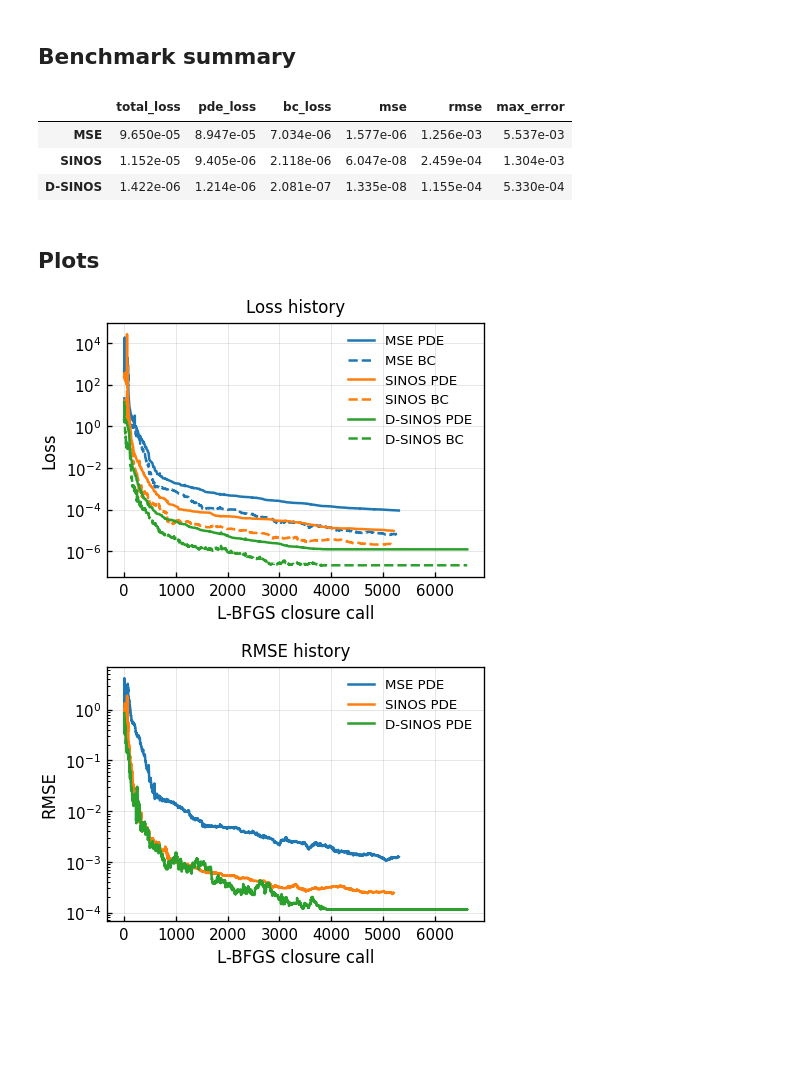
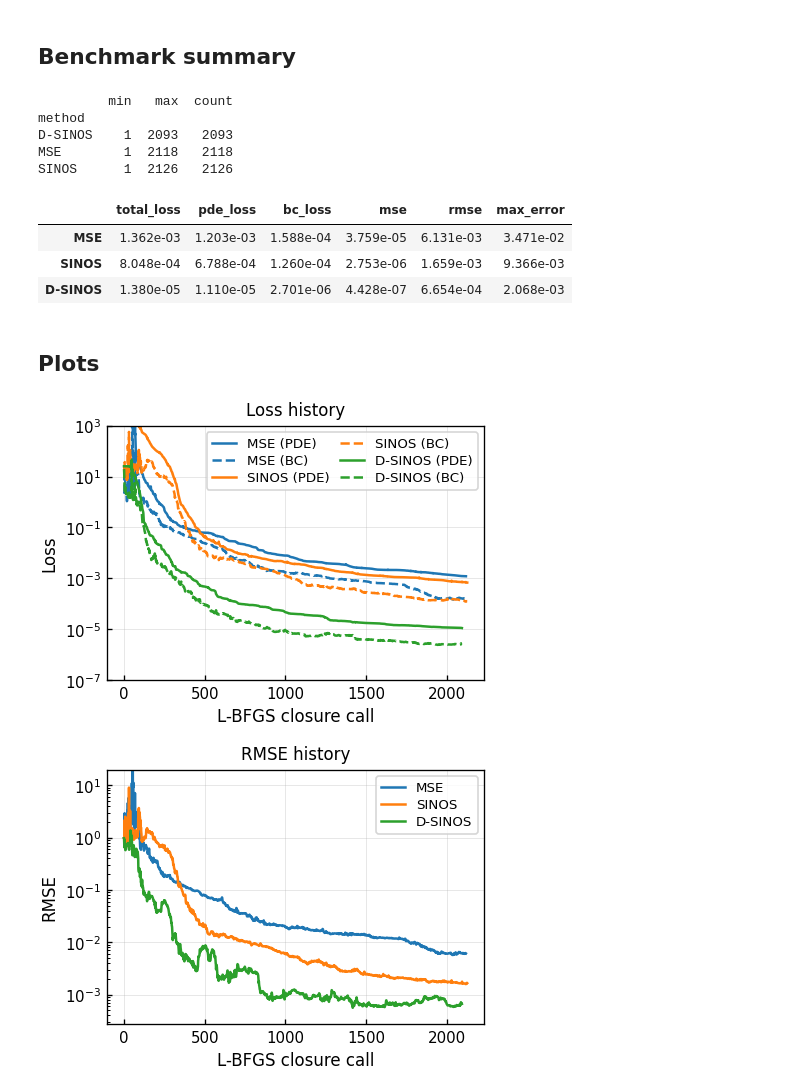
Before and after one commit to phil-hofmann/SINOS, a Jupyter notebook: poisson_pinn.ipynb, the cells around one changed output. Saved outputs shown, nothing was run; the diff lists cells and outputs as text; code cells hidden in the pictures; blank space fills up the shorter version.

```diff
--- a/poisson_pinn.ipynb
+++ b/poisson_pinn.ipynb
@@ -81,8 +87,8 @@ $$
 The mixed polynomial term $xy$ and the linear terms have zero Laplacian and therefore do not contribute to $f$.
 # %%
 EXP_AMP = 0.25
-OSC_AMP = 0.20
-POLY_AMP = 0.15
+OSC_AMP = 0.75
+POLY_AMP = 0.5
 LIN_X = 0.10
 LIN_Y = -0.20
 
@@ -223,7 +222,7 @@ def bc_loss_mse(bc_residual):
 
 
 def pde_loss_mse(r):
-    return (r.T @ W @ r).squeeze()
+    return torch.mean(r**2)
 
 
 def bc_loss_l2(bc_residual):
@@ -347,7 +346,7 @@ def train_lbfgs(
             f"pde {row['pde_loss']:.3e} | "
             f"bc {row['bc_loss']:.3e} | "
             f"rmse {row['rmse']:.3e} | "
-            f"rmse {row['max_error']:.3e}"
+            f"max {row['max_error']:.3e}"
         )
 
     def closure():
@@ -370,7 +369,7 @@ def train_lbfgs(
 
     return model, pd.DataFrame(history)
 # %%
-N_ITER = 5_000
+N_ITER = 2_000
 
 base_model = make_model()
 base_state = copy.deepcopy(base_model.state_dict())
@@ -390,7 +389,7 @@ model_sinos, hist_sinos = train_lbfgs(
     bc_loss_l2,
     base_state,
     n_iter=N_ITER,
-    bc_weight=1.0, # np.sqrt(nbc)
+    bc_weight=1.0,
 )
 
 model_dsinos, hist_dsinos = train_lbfgs(
@@ -399,7 +398,7 @@ model_dsinos, hist_dsinos = train_lbfgs(
     bc_loss_l2,
     base_state,
     n_iter=N_ITER,
-    bc_weight=1.0, # np.sqrt(nbc)
+    bc_weight=1.0,
 )
 
 hist = pd.concat(
@@ -427,5 +426,16 @@ D-SINOS  | closure 6600 | loss 1.422e-06 | pde 1.214e-06 | bc 2.080e-07 | rmse 1
 # %% [markdown]
 ## Benchmark summary
+# %%
+print(
+    hist.groupby("method")["closure_call"]
+    .agg(["min", "max", "count"])
+)
+# %% [output]
+         min   max  count
+method
+D-SINOS    1  2093   2093
+MSE        1  2118   2118
+SINOS      1  2126   2126
 # %%
 hist = pd.concat(
     [hist_mse, hist_sinos, hist_dsinos],
@@ -454,9 +464,9 @@ hist_result = pd.DataFrame(
 hist_result.style.format("{:.3e}")
 # %% [output]
 |  | total_loss | pde_loss | bc_loss | mse | rmse | max_error |
-| MSE | 9.650e-05 | 8.947e-05 | 7.034e-06 | 1.577e-06 | 1.256e-03 | 5.537e-03 |
-| SINOS | 1.152e-05 | 9.405e-06 | 2.118e-06 | 6.047e-08 | 2.459e-04 | 1.304e-03 |
-| D-SINOS | 1.422e-06 | 1.214e-06 | 2.081e-07 | 1.335e-08 | 1.155e-04 | 5.330e-04 |
+| MSE | 1.362e-03 | 1.203e-03 | 1.588e-04 | 3.759e-05 | 6.131e-03 | 3.471e-02 |
+| SINOS | 8.048e-04 | 6.788e-04 | 1.260e-04 | 2.753e-06 | 1.659e-03 | 9.366e-03 |
+| D-SINOS | 1.380e-05 | 1.110e-05 | 2.701e-06 | 4.428e-07 | 6.654e-04 | 2.068e-03 |
 # %% [markdown]
 ## Plots
 # %%
@@ -504,37 +514,44 @@ colors = plt.rcParams["axes.prop_cycle"].by_key()["color"]
 
 for i, method in enumerate(method_order):
     df = hist[hist["method"] == method]
     color = colors[i % len(colors)]
 
     # PDE loss: solid line
     ax.plot(
         df["closure_call"],
         df["pde_loss"],
         color=color,
         linestyle="-",
-        label=f"{method} PDE",
+        label=f"{method} (PDE)",
     )
 
     # Boundary loss: dashed line
     ax.plot(
         df["closure_call"],
         df["bc_loss"],
         color=color,
         linestyle="--",
-        label=f"{method} BC",
+        label=f"{method} (BC)",
     )
 
 ax.set_yscale("log")
+ax.set_ylim(bottom=1e-7, top=1000)
 ax.set_xlabel("L-BFGS closure call")
 ax.set_ylabel("Loss")
 ax.set_title("Loss history")
 ax.grid(True, alpha=0.3)
-ax.legend()
+ax.legend(
+    ncol=2,
+    frameon=True,
+    handlelength=1.8,
+    columnspacing=0.8,
+    labelspacing=0.3,
+)
 plt.tight_layout()
 fig.savefig("results/poisson_pinn/loss_history.pdf", format="pdf", bbox_inches="tight", dpi=600)
 plt.show()
 # %% [output]
-[figure, old version]
+[figure, new version]
 # %%
 fig, ax = plt.subplots(figsize=(4, 3))
 colors = plt.rcParams["axes.prop_cycle"].by_key()["color"]
@@ -549,20 +566,27 @@ for i, method in enumerate(method_order):
         df["rmse"],
         color=color,
         linestyle="-",
-        label=f"{method} PDE",
+        label=f"{method}",
     )
 
 ax.set_yscale("log")
+ax.set_ylim(top=20)
 ax.set_xlabel("L-BFGS closure call")
 ax.set_ylabel("RMSE")
 ax.set_title("RMSE history")
 ax.grid(True, alpha=0.3)
-ax.legend()
+ax.legend(
+    ncol=1,
+    frameon=True,
+    handlelength=1.8,
+    columnspacing=0.8,
+    labelspacing=0.3,
+)
 plt.tight_layout()
 fig.savefig("results/poisson_pinn/rmse_history.pdf", format="pdf", bbox_inches="tight", dpi=600)
 plt.show()
 # %% [output]
-[figure, old version]
+[figure, new version]
 # %%
 fig, ax = plt.subplots(figsize=(4, 3))
 colors = plt.rcParams["axes.prop_cycle"].by_key()["color"]
```
Also changed, not shown: parts of 10 cells of this notebook, 19 other files.
